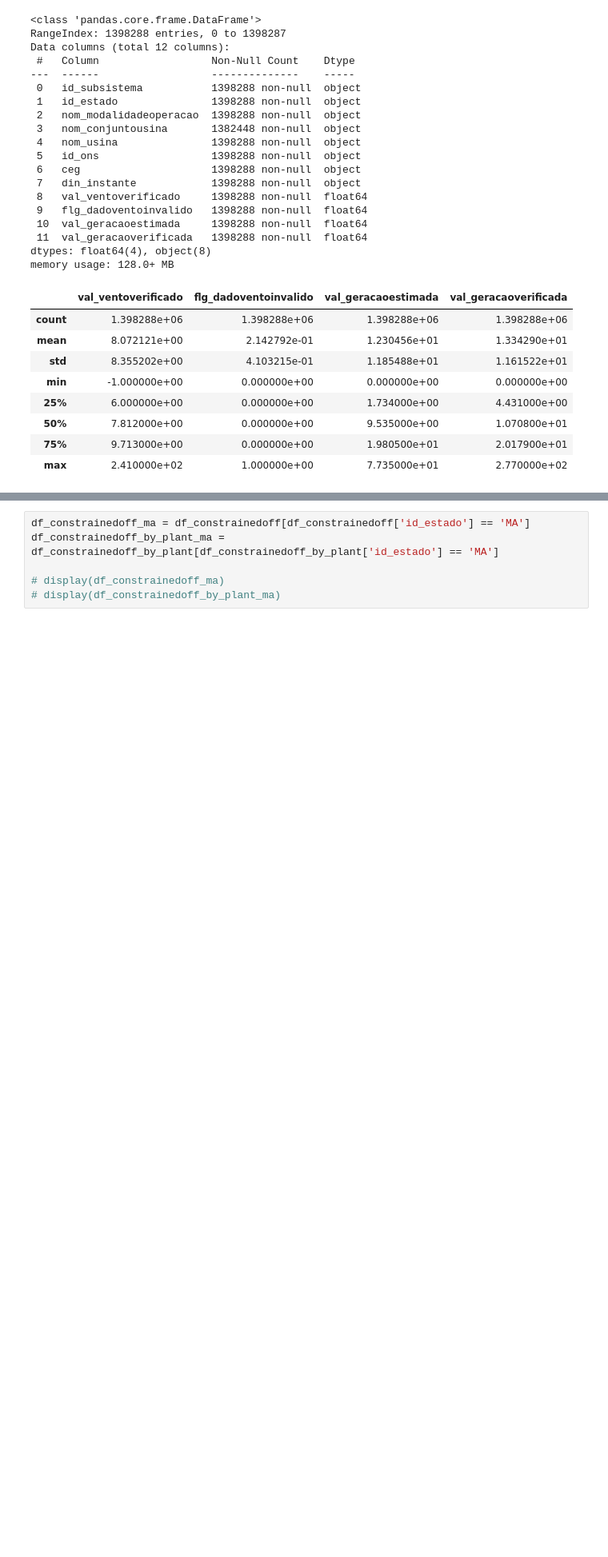
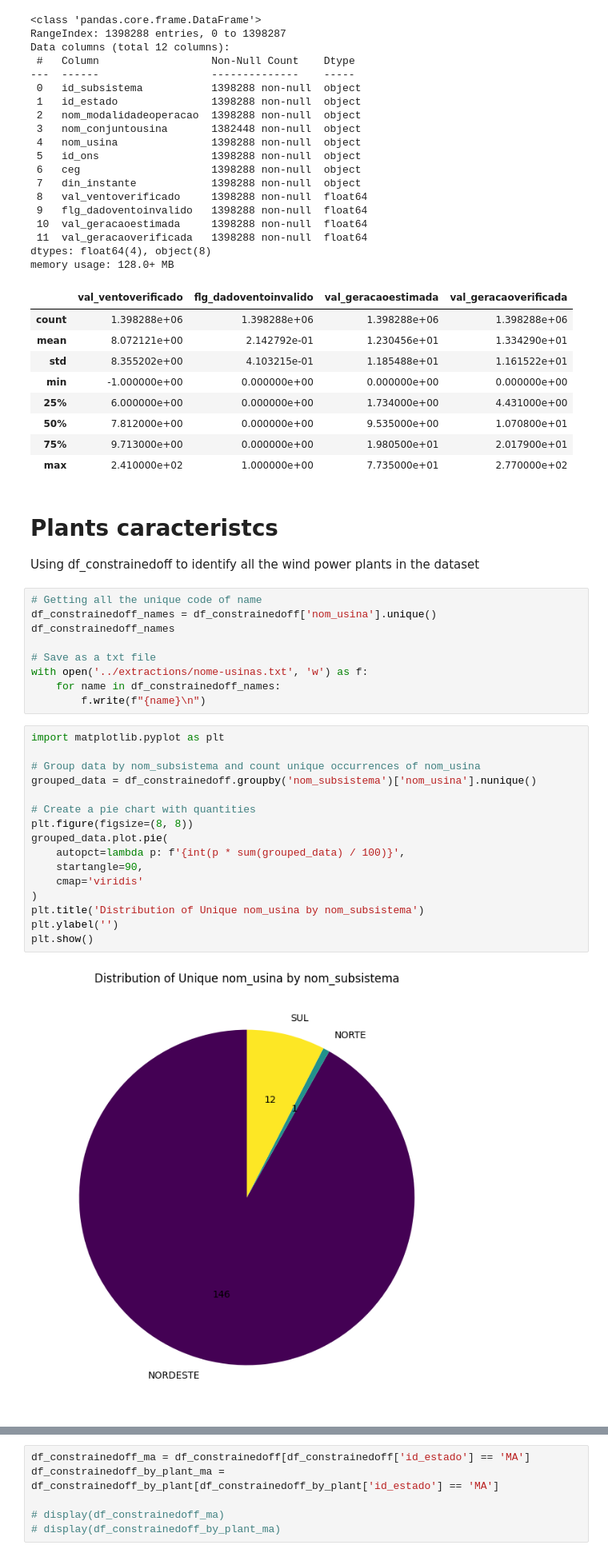
Before and after one commit to LaraLinhares/const-off-analysis, a Jupyter notebook: notebooks/general-analysis.ipynb, the cells around one changed output, grey strips where cells are left out. Shown at 80% size. Saved outputs shown, nothing was run; the diff lists cells and outputs as text; blank space fills up the shorter version.

```diff
--- a/notebooks/general-analysis.ipynb
+++ b/notebooks/general-analysis.ipynb
@@ -118,3 +180,34 @@ memory usage: 128.0+ MB
 | 50% | 7.812000e+00 | 0.000000e+00 | 9.535000e+00 | 1.070800e+01 |
 | 75% | 9.713000e+00 | 0.000000e+00 | 1.980500e+01 | 2.017900e+01 |
 | max | 2.410000e+02 | 1.000000e+00 | 7.735000e+01 | 2.770000e+02 |
+# %% [markdown]
+# Plants caracteristcs
+
+Using df_constrainedoff to identify all the wind power plants in the dataset
+# %%
+# Getting all the unique code of name
+df_constrainedoff_names = df_constrainedoff['nom_usina'].unique()
+df_constrainedoff_names
+
+# Save as a txt file
+with open('../extractions/nome-usinas.txt', 'w') as f:
+    for name in df_constrainedoff_names:
+        f.write(f"{name}\n")
+# %%
+import matplotlib.pyplot as plt
+
+# Group data by nom_subsistema and count unique occurrences of nom_usina
+grouped_data = df_constrainedoff.groupby('nom_subsistema')['nom_usina'].nunique()
+
+# Create a pie chart with quantities
+plt.figure(figsize=(8, 8))
+grouped_data.plot.pie(
+    autopct=lambda p: f'{int(p * sum(grouped_data) / 100)}',
+    startangle=90,
+    cmap='viridis'
+)
+plt.title('Distribution of Unique nom_usina by nom_subsistema')
+plt.ylabel('')
+plt.show()
+# %% [output]
+[figure, added]
```
Also changed, not shown: parts of 10 cells of this notebook, 3 other files.
